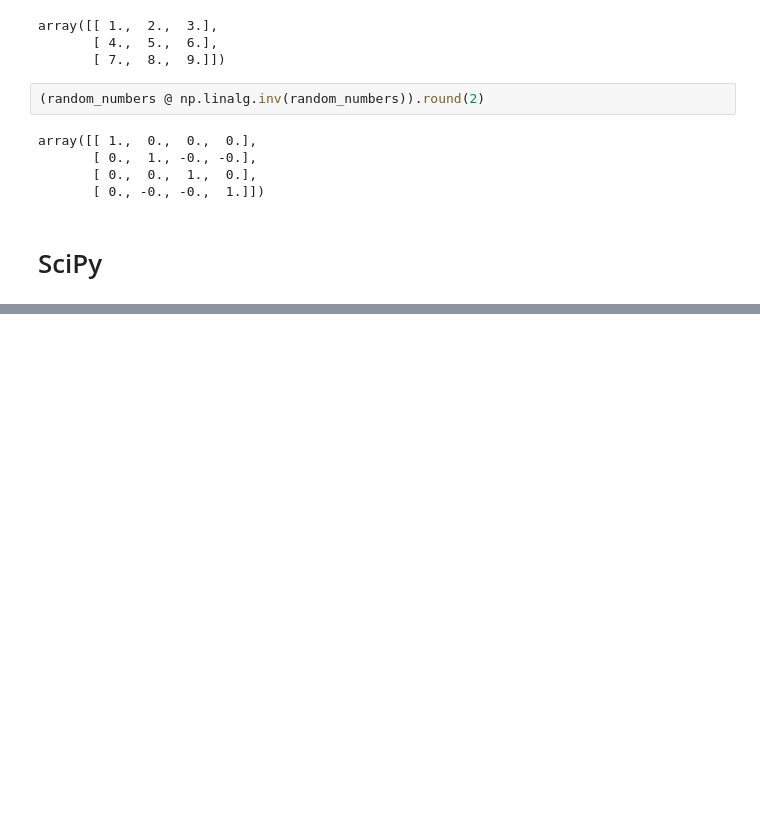
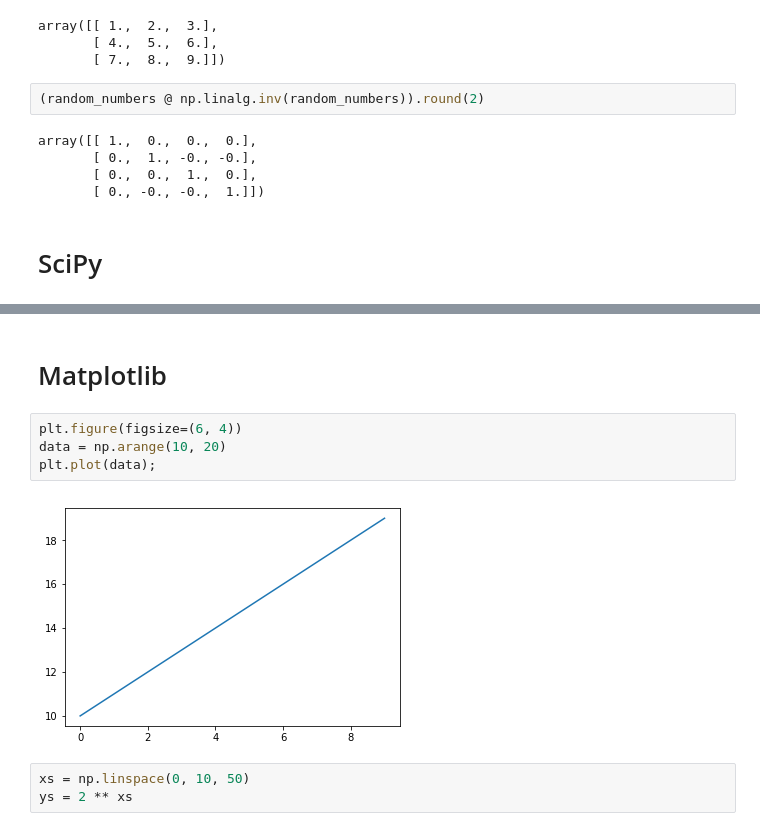
Before and after one commit to torosov/PythonML, a Jupyter notebook: libraries.ipynb, the cells around one changed output, grey strips where cells are left out. Drawn from its saved outputs; the diff is of its cells as text; blank space fills up the shorter version.

```diff
--- a/libraries.ipynb
+++ b/libraries.ipynb
@@ -229,0 +368,11 @@ array([[ 1.,  0.,  0.,  0.],
+# %% [markdown]
+# Matplotlib
+# %%
+plt.figure(figsize=(6, 4))
+data = np.arange(10, 20)
+plt.plot(data);
+# %% [output]
+[figure, added]
+# %%
+xs = np.linspace(0, 10, 50)
+ys = 2 ** xs
```
Also changed, not shown: parts of 32 cells of this notebook.
